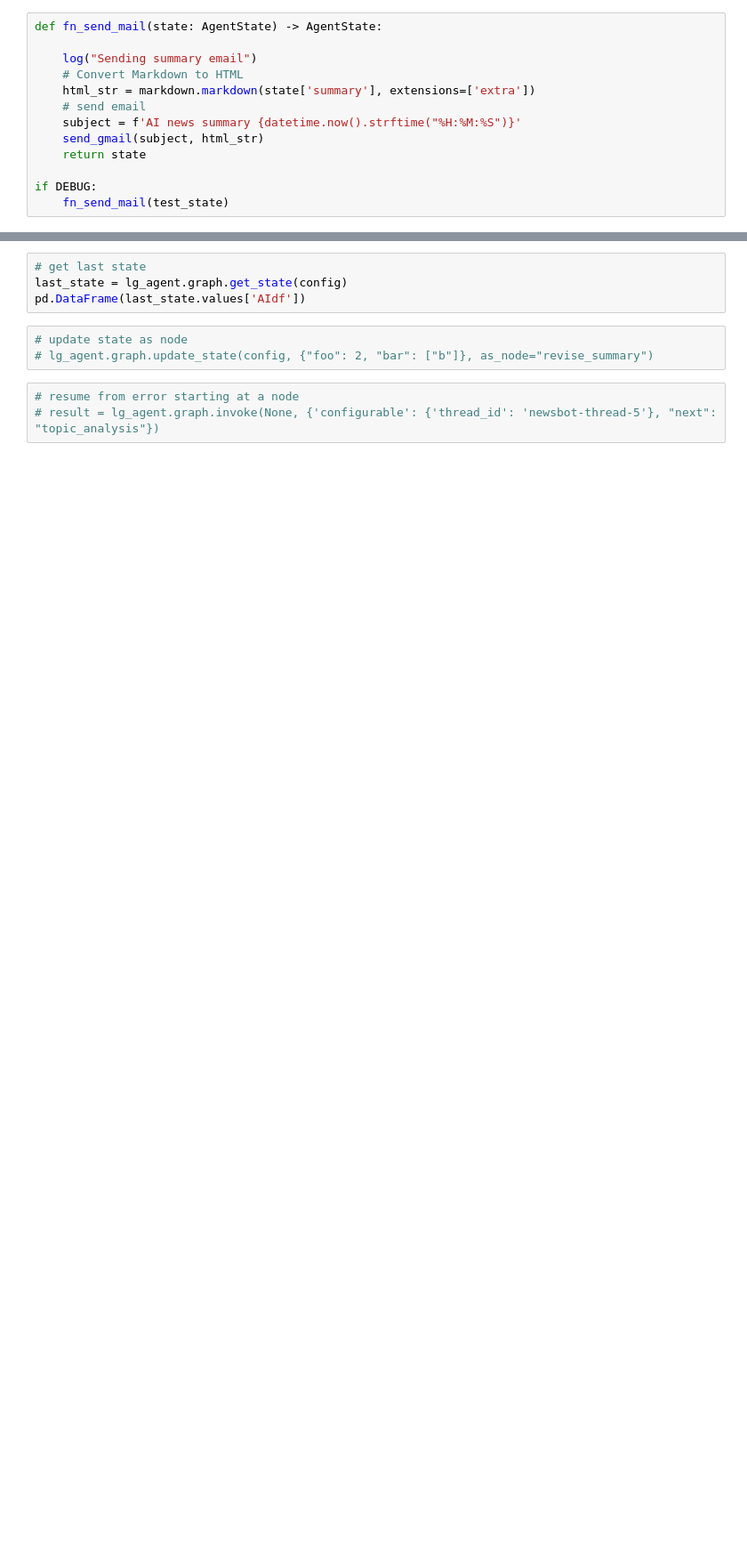
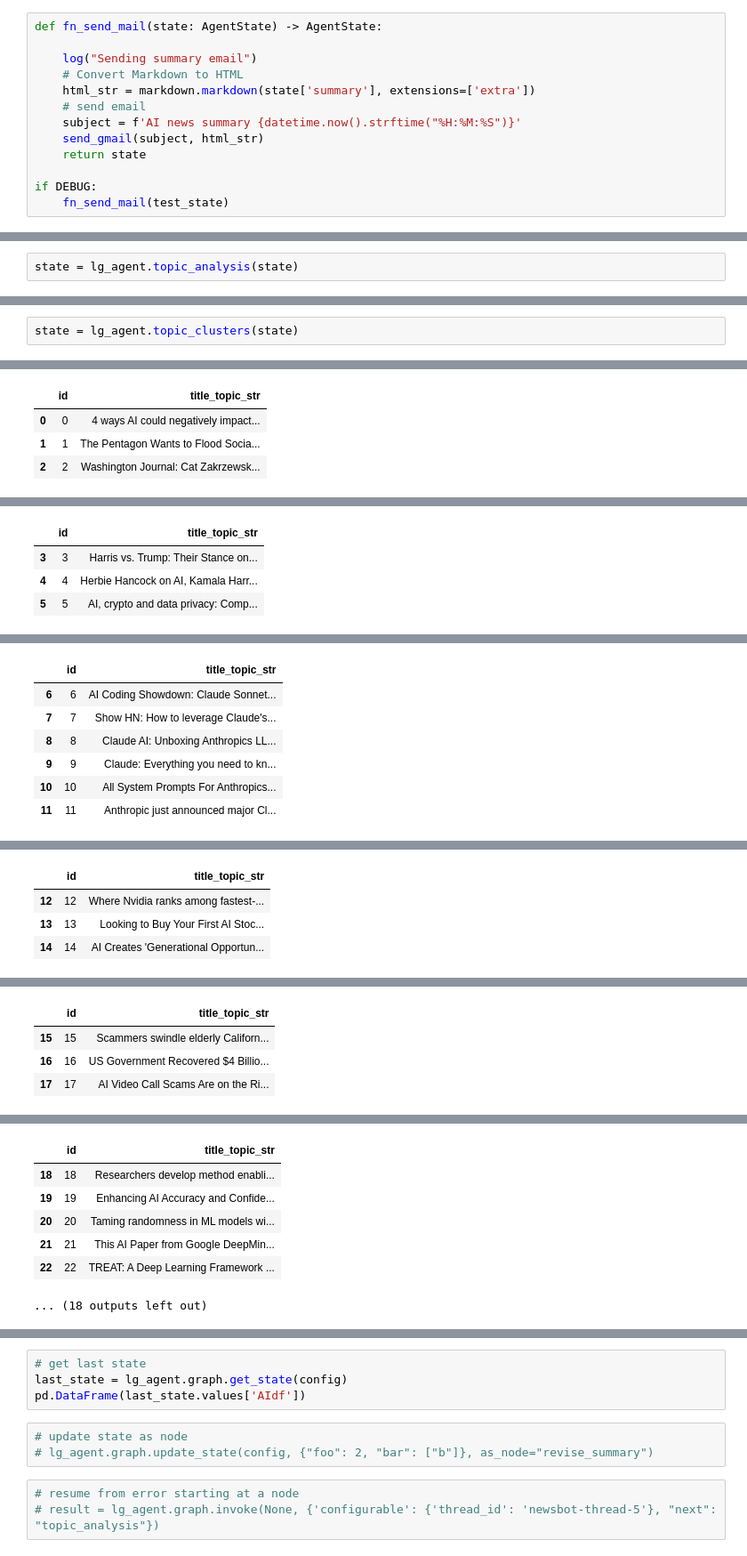
Before and after one commit to druce/AInewsbot, a Jupyter notebook: AInewsbot_langgraph.ipynb, the cells around one changed output, grey strips where cells are left out. Shown: that part at 89% size. Drawn from its saved outputs; the diff is of its cells as text; blank space fills up the shorter version.

```diff
--- a/AInewsbot_langgraph.ipynb
+++ b/AInewsbot_langgraph.ipynb
@@ -1962,0 +1606,2 @@ user_approval = input("Edit topics? (yes/no): ")
+# %%
+state = lg_agent.topic_analysis(state)
@@ -1962,0 +1626,3 @@ user_approval = input("Edit topics? (yes/no): ")
+# %%
+state = lg_agent.topic_clusters(state)
+# %% [output]
@@ -1962,0 +1635,4 @@ user_approval = input("Edit topics? (yes/no): ")
+|  | id | title_topic_str |
+| 0 | 0 | 4 ways AI could negatively impact... |
+| 1 | 1 | The Pentagon Wants to Flood Socia... |
+| 2 | 2 | Washington Journal: Cat Zakrzewsk... |
@@ -1962,0 +1641,4 @@ user_approval = input("Edit topics? (yes/no): ")
+|  | id | title_topic_str |
+| 3 | 3 | Harris vs. Trump: Their Stance on... |
+| 4 | 4 | Herbie Hancock on AI, Kamala Harr... |
+| 5 | 5 | AI, crypto and data privacy: Comp... |
@@ -1962,0 +1647,7 @@ user_approval = input("Edit topics? (yes/no): ")
+|  | id | title_topic_str |
+| 6 | 6 | AI Coding Showdown: Claude Sonnet... |
+| 7 | 7 | Show HN: How to leverage Claude's... |
+| 8 | 8 | Claude AI: Unboxing Anthropics LL... |
+| 9 | 9 | Claude: Everything you need to kn... |
+| 10 | 10 | All System Prompts For Anthropics... |
+| 11 | 11 | Anthropic just announced major Cl... |
@@ -1962,0 +1656,4 @@ user_approval = input("Edit topics? (yes/no): ")
+|  | id | title_topic_str |
+| 12 | 12 | Where Nvidia ranks among fastest-... |
+| 13 | 13 | Looking to Buy Your First AI Stoc... |
+| 14 | 14 | AI Creates 'Generational Opportun... |
@@ -1962,0 +1662,4 @@ user_approval = input("Edit topics? (yes/no): ")
+|  | id | title_topic_str |
+| 15 | 15 | Scammers swindle elderly Californ... |
+| 16 | 16 | US Government Recovered $4 Billio... |
+| 17 | 17 | AI Video Call Scams Are on the Ri... |
@@ -1962,0 +1668,7 @@ user_approval = input("Edit topics? (yes/no): ")
+|  | id | title_topic_str |
+| 18 | 18 | Researchers develop method enabli... |
+| 19 | 19 | Enhancing AI Accuracy and Confide... |
+| 20 | 20 | Taming randomness in ML models wi... |
+| 21 | 21 | This AI Paper from Google DeepMin... |
+| 22 | 22 | TREAT: A Deep Learning Framework ... |
+... (18 outputs left out)
```
Also changed, not shown: parts of 83 cells of this notebook, 6 other files.
